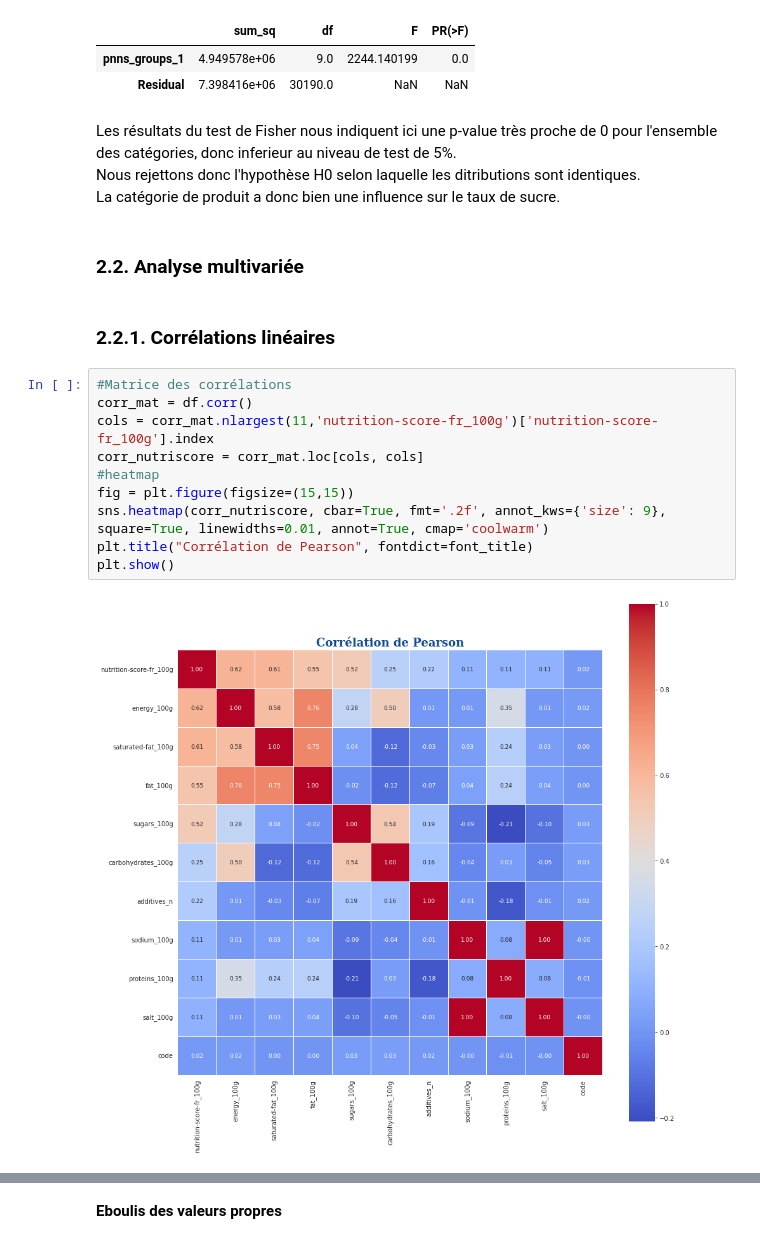
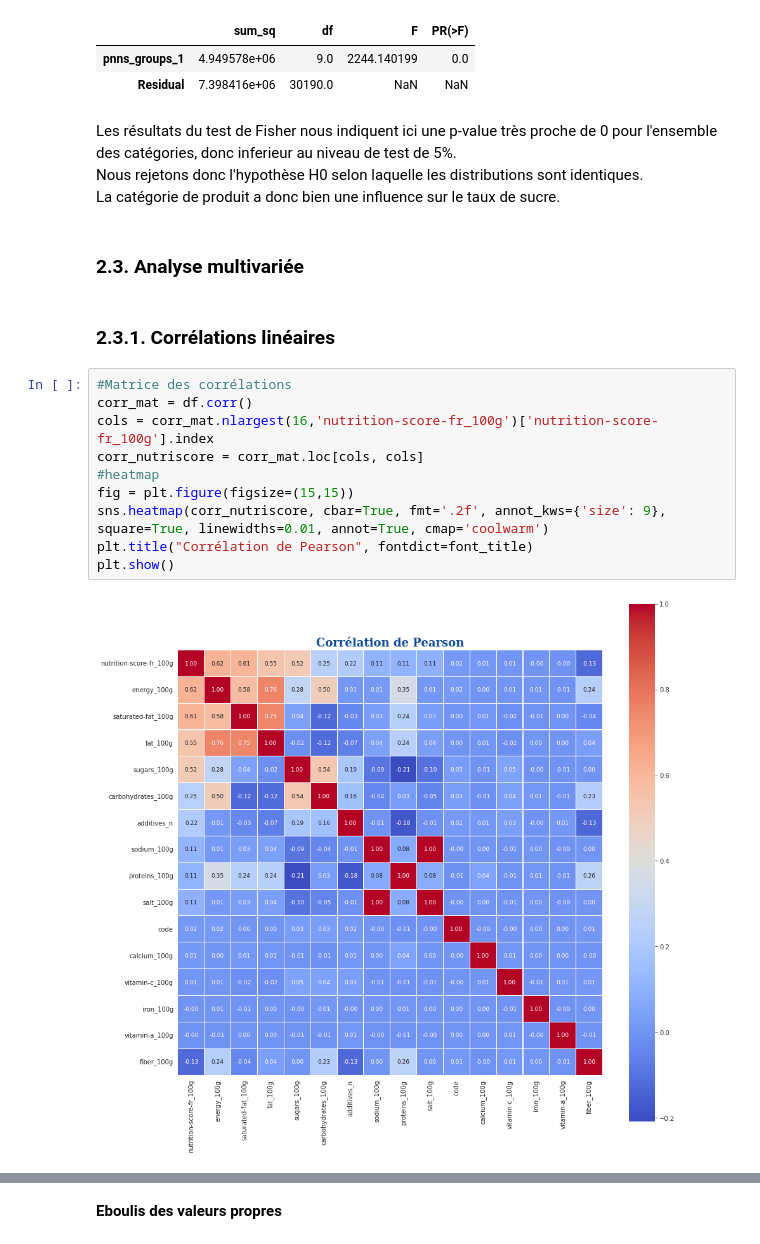
Before and after one commit to Bakarime27/app-sante-public, a Jupyter notebook: exploration_data_asp.ipynb, the cells around one changed output, grey strips where cells are left out. Cells and saved outputs as stored; diff of their text form.

```diff
--- a/exploration_data_asp.ipynb
+++ b/exploration_data_asp.ipynb
@@ -168,21 +177,21 @@ sm.stats.anova_lm(anova_category, typ=2)
 | Residual | 7.398416e+06 | 30190.0 | NaN | NaN |
 # %% [markdown]
 Les résultats du test de Fisher nous indiquent ici une p-value très proche de 0 pour l'ensemble des catégories, donc inferieur au niveau de test de 5%.
-Nous rejettons donc l'hypothèse H0 selon laquelle les ditributions sont identiques.
+Nous rejetons donc l'hypothèse H0 selon laquelle les distributions sont identiques.
 La catégorie de produit a donc bien une influence sur le taux de sucre.
 # %% [markdown]
-### **2.2.&nbsp;Analyse multivariée**
+### **2.3.&nbsp;Analyse multivariée**
 # %% [markdown]
-### **2.2.1.&nbsp;Corrélations linéaires**
+### **2.3.1.&nbsp;Corrélations linéaires**
 # %%
 #Matrice des corrélations
 corr_mat = df.corr()
-cols = corr_mat.nlargest(11,'nutrition-score-fr_100g')['nutrition-score-fr_100g'].index
+cols = corr_mat.nlargest(16,'nutrition-score-fr_100g')['nutrition-score-fr_100g'].index
 corr_nutriscore = corr_mat.loc[cols, cols]
 #heatmap
 fig = plt.figure(figsize=(15,15))
 sns.heatmap(corr_nutriscore, cbar=True, fmt='.2f', annot_kws={'size': 9}, square=True, linewidths=0.01, annot=True, cmap='coolwarm')
 plt.title("Corrélation de Pearson", fontdict=font_title)
 plt.show()
 # %% [output]
-[figure, old version]
+[figure, new version]
```
Also changed, not shown: parts of 63 cells of this notebook.
